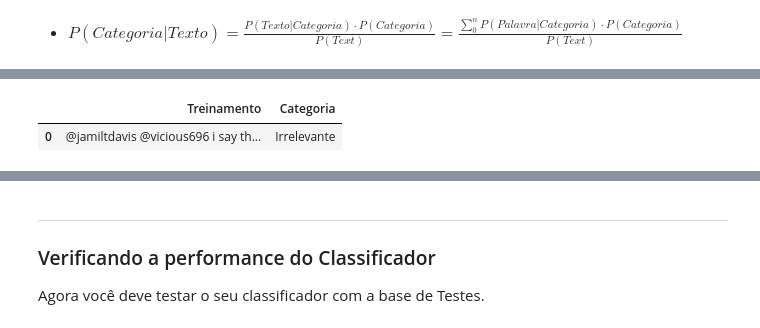
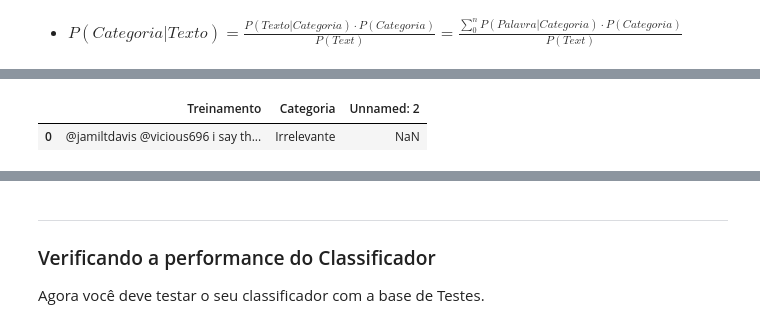
Before and after one commit to sharpiestealr/naive-bayes-classifier, a Jupyter notebook: Projeto1_Layout_Classificador.ipynb, the cells around one changed output, grey strips where cells are left out. Drawn from its saved outputs; the diff is of its cells as text; code cells hidden in the pictures.

```diff
--- a/Projeto1_Layout_Classificador.ipynb
+++ b/Projeto1_Layout_Classificador.ipynb
@@ -119,6 +138,5 @@ def clean_up(text):
 # %%
-train = train.drop("Unnamed: 2",axis=1)
 train.head(1)
 # %% [output]
-|  | Treinamento | Categoria |
-| 0 | @jamiltdavis @vicious696 i say th... | Irrelevante |
+|  | Treinamento | Categoria | Unnamed: 2 |
+| 0 | @jamiltdavis @vicious696 i say th... | Irrelevante | NaN |
```
Also changed, not shown: parts of 37 cells of this notebook, 1 other file.
